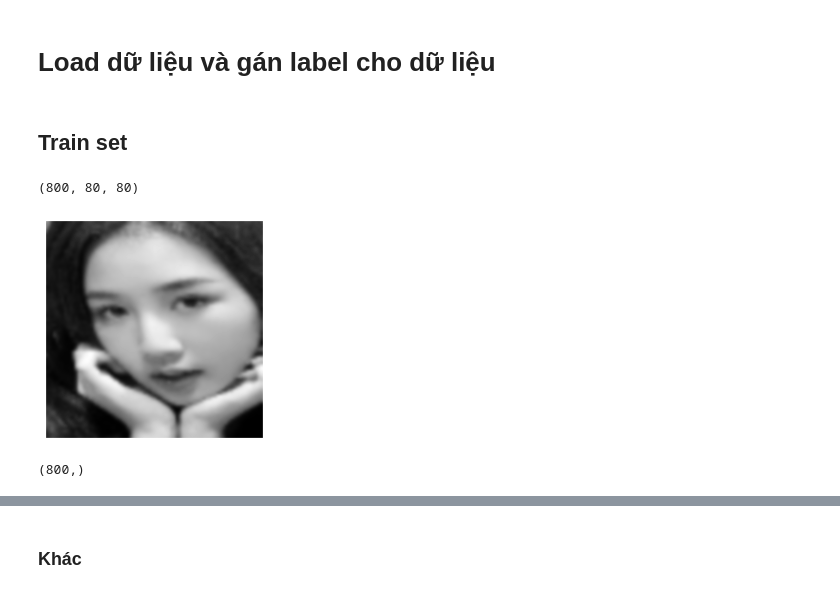
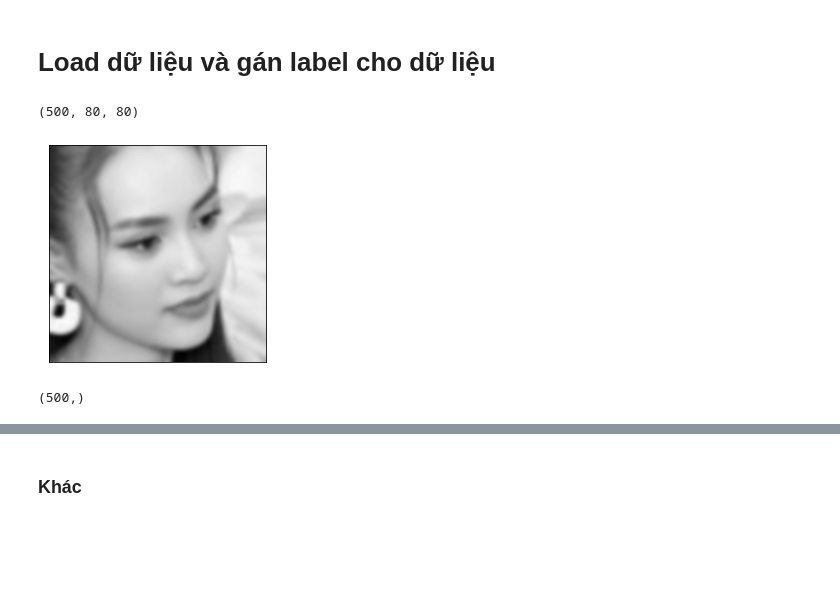
Before and after one commit to kangdoung/CS114.K21, a Jupyter notebook: Do_an_cuoi_ky/Classify_face_celeb_svc_and_cnn.ipynb, the cells around one changed output, grey strips where cells are left out. Drawn from its saved outputs; the diff is of its cells as text; code cells hidden in the pictures; blank space fills up the shorter version.

```diff
--- a/Do_an_cuoi_ky/Classify_face_celeb_svc_and_cnn.ipynb
+++ b/Do_an_cuoi_ky/Classify_face_celeb_svc_and_cnn.ipynb
@@ -16,9 +16,9 @@ import matplotlib.pyplot as plt
 # %%
 # scaling all images to 80 * 80 using OpenCV resize function
 i = 0
-for imgfolder in os.listdir('drive/My Drive/Data1000/Train/'):
-    for filename in os.listdir('drive/My Drive/Data1000/Train/' + imgfolder):
-        filename = 'drive/My Drive/Data1000/Train/' + imgfolder+ '/'+ filename
+for imgfolder in os.listdir('drive/My Drive/Data_No_Aug/ML/'):
+    for filename in os.listdir('drive/My Drive/Data_No_Aug/ML/' + imgfolder):
+        filename = 'drive/My Drive/Data_No_Aug/ML/' + imgfolder+ '/'+ filename
         img=cv2.imread(filename,0)
         img = cv2.resize(img, (80,80), interpolation = cv2.INTER_AREA)
         print(i)
@@ -26,33 +44,31 @@ for imgfolder in os.listdir('drive/My Drive/Data1000/Train/'):
 # %% [markdown]
 # Load dữ liệu và gán label cho dữ liệu
-# %% [markdown]
-## Train set
 # %%
 # building an array of images and finding its shape.
-Images_train = []
-for imgfolder in os.listdir('drive/My Drive/Data1000/Train/'):
-    for filename in os.listdir('drive/My Drive/Data1000/Train/' + imgfolder):
-        filename = 'drive/My Drive/Data1000/Train/' + imgfolder + '/' + filename
+Images = []
+for imgfolder in os.listdir('drive/My Drive/Data_No_Aug/ML/'):
+    for filename in os.listdir('drive/My Drive/Data_No_Aug/ML/' + imgfolder):
+        filename = 'drive/My Drive/Data_No_Aug/ML/' + imgfolder + '/' + filename
         #print(filename)
         img = cv2.imread(filename,0)
         img = cv2.resize(img, (80,80), interpolation = cv2.INTER_AREA)
-        Images_train.append(img)
-Images_train = np.asarray(Images_train)
-Images_train.shape
+        Images.append(img)
+Images = np.asarray(Images)
+Images.shape
 # %% [output]
-(800, 80, 80)
+(500, 80, 80)
 # %%
-plt.imshow(Images_train[20], cmap = 'gray', interpolation = 'bicubic')
+plt.imshow(Images[10], cmap = 'gray', interpolation = 'bicubic')
 plt.xticks([]), plt.yticks([])  # to hide tick values on X and Y axis
 plt.show()
 # %% [output]
-[figure, old version]
+[figure, new version]
 # %%
-label_train = []
-for imgfolder in os.listdir('drive/My Drive/Data1000/Train/'):
-    for filename in os.listdir('drive/My Drive/Data1000/Train/' + imgfolder):
-        label_train.append(imgfolder)
-label_train = np.asarray(label_train)
-label_train.shape
+label = []
+for imgfolder in os.listdir('drive/My Drive/Data_No_Aug/ML/'):
+    for filename in os.listdir('drive/My Drive/Data_No_Aug/ML/' + imgfolder):
+        label.append(imgfolder)
+label = np.asarray(label)
+label.shape
 # %% [output]
-(800,)
+(500,)
```
Also changed, not shown: parts of 40 cells of this notebook.
